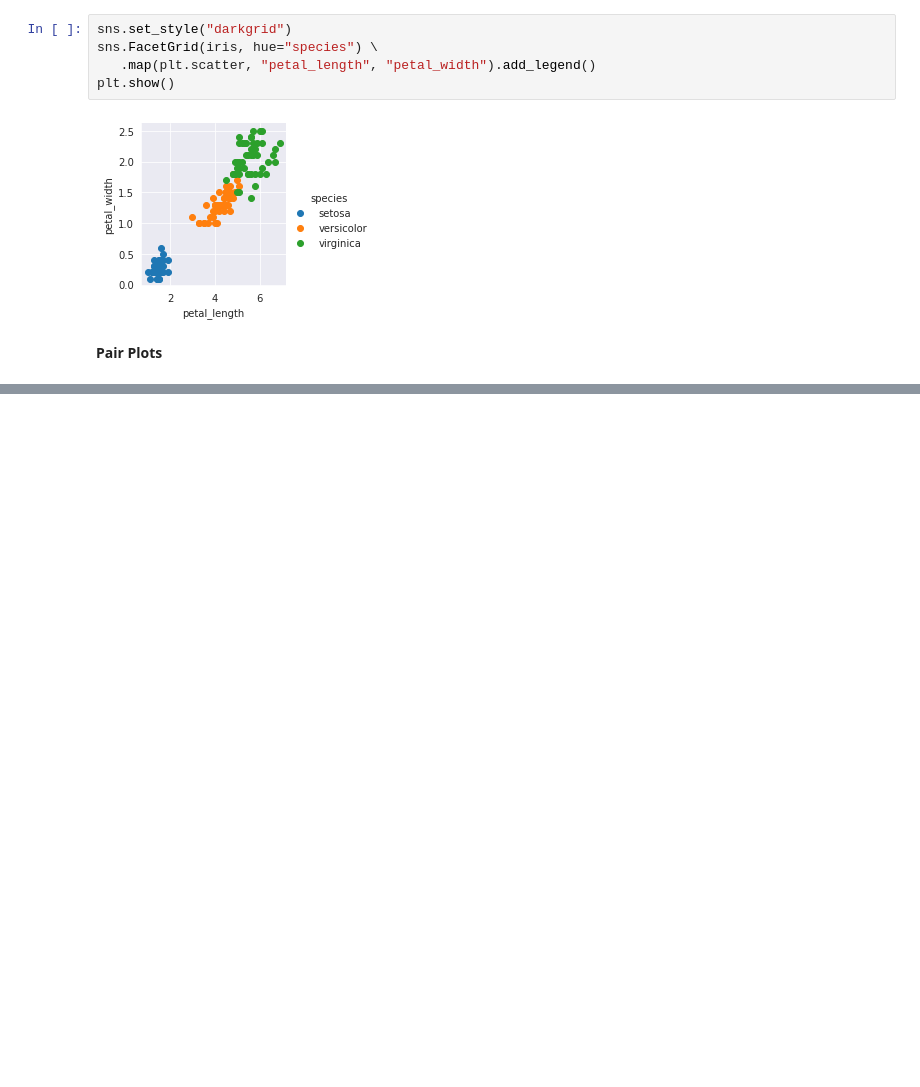
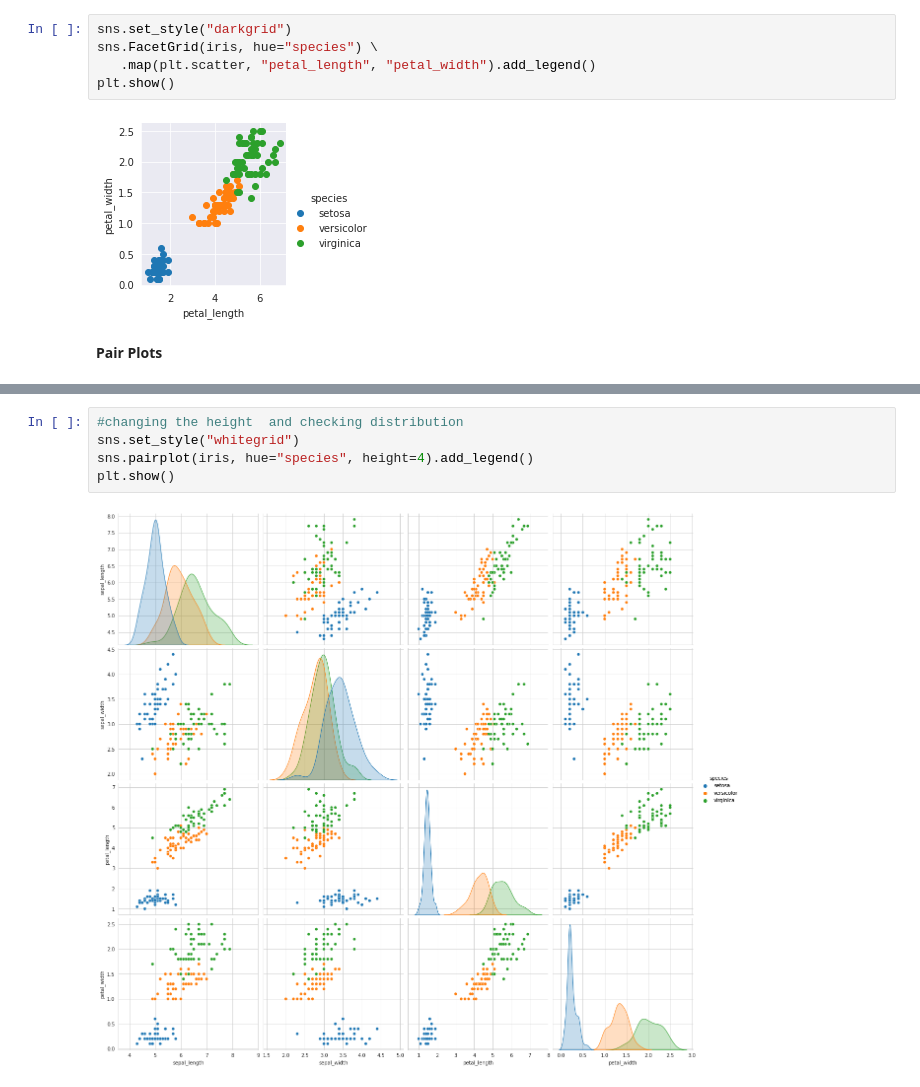
Before and after one commit to AnjulGupta12/Machine-Learning-Project, a Jupyter notebook: ML.ipynb, the cells around one changed output, grey strips where cells are left out. Drawn from its saved outputs; the diff is of its cells as text; blank space fills up the shorter version.

```diff
--- a/ML.ipynb
+++ b/ML.ipynb
@@ -166,2 +168,9 @@ plt.show()
 # %% [output]
 [figure]
+# %%
+#changing the height  and checking distribution
+sns.set_style("whitegrid")
+sns.pairplot(iris, hue="species", height=4).add_legend()
+plt.show()
+# %% [output]
+[figure, added]
```
Also changed, not shown: parts of 1 cell of this notebook.
